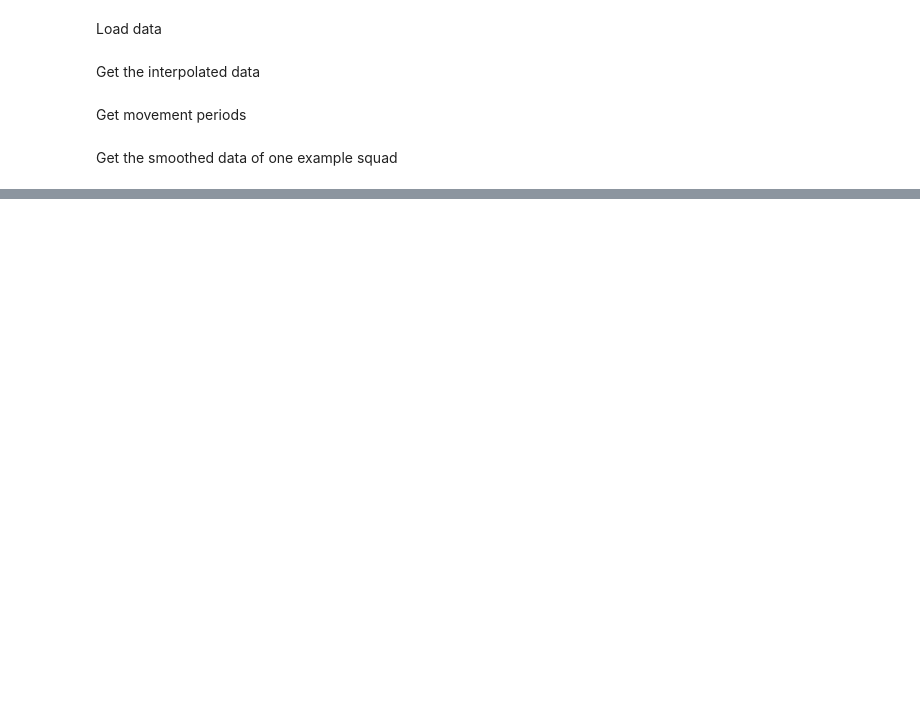
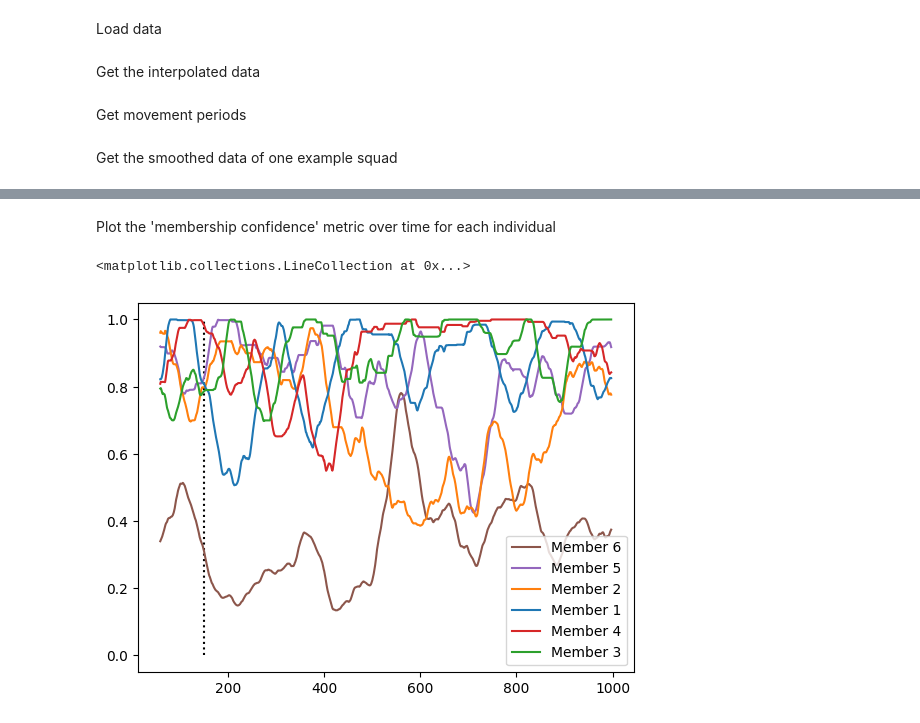
Before and after one commit to Tufts-University/FLOCK, a Jupyter notebook: Tutorials/Clustering-Metrics.ipynb, the cells around one changed output, grey strips where cells are left out. Saved outputs shown, nothing was run; the diff lists cells and outputs as text; code cells hidden in the pictures; blank space fills up the shorter version.

```diff
--- a/Tutorials/Clustering-Metrics.ipynb
+++ b/Tutorials/Clustering-Metrics.ipynb
@@ -39,0 +85,10 @@ Membership probabilities
+# %%
+timepoint = 150
+# %% [markdown]
+Plot the 'membership confidence' metric over time for each individual
+# %%
+all_inertias[0].rolling(60).mean().plot(color=color_dictionary)
+plt.vlines(timepoint, ymin=0, ymax=1, color='k', ls=':')
+# %% [output]
+<matplotlib.collections.LineCollection at 0x...>
+[figure, added]
```
Also changed, not shown: parts of 20 cells of this notebook, 12 other files.
